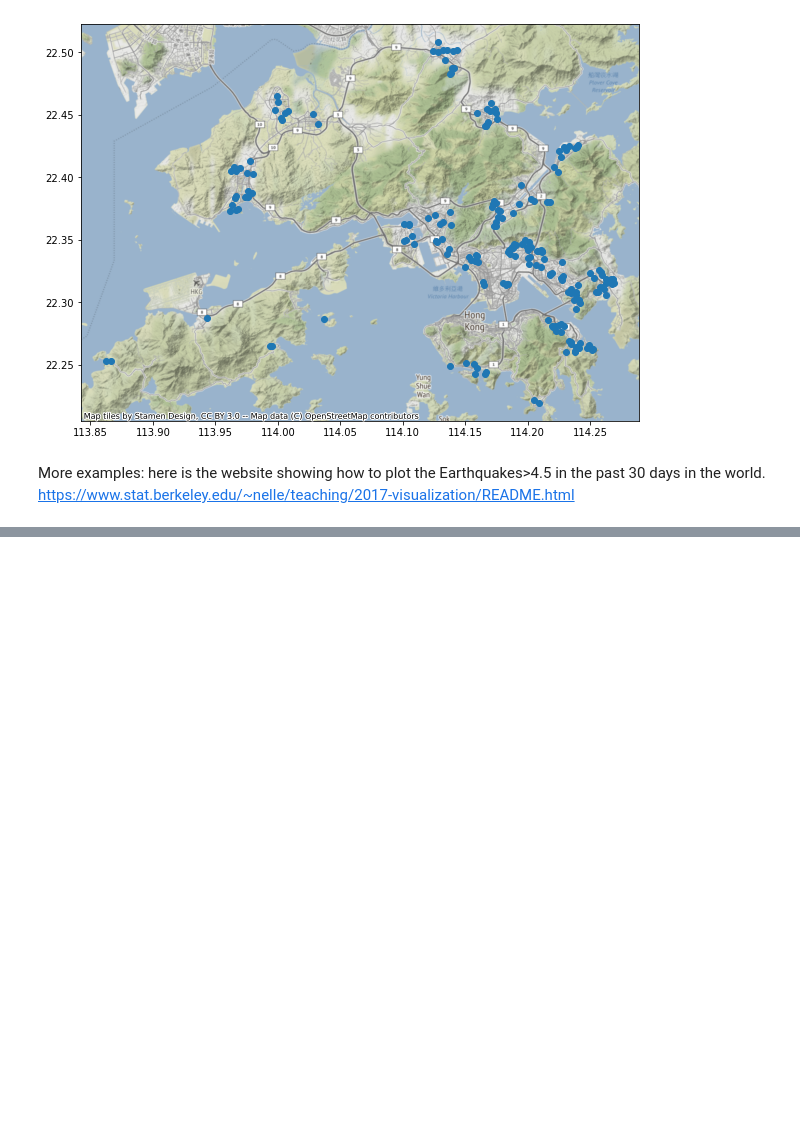
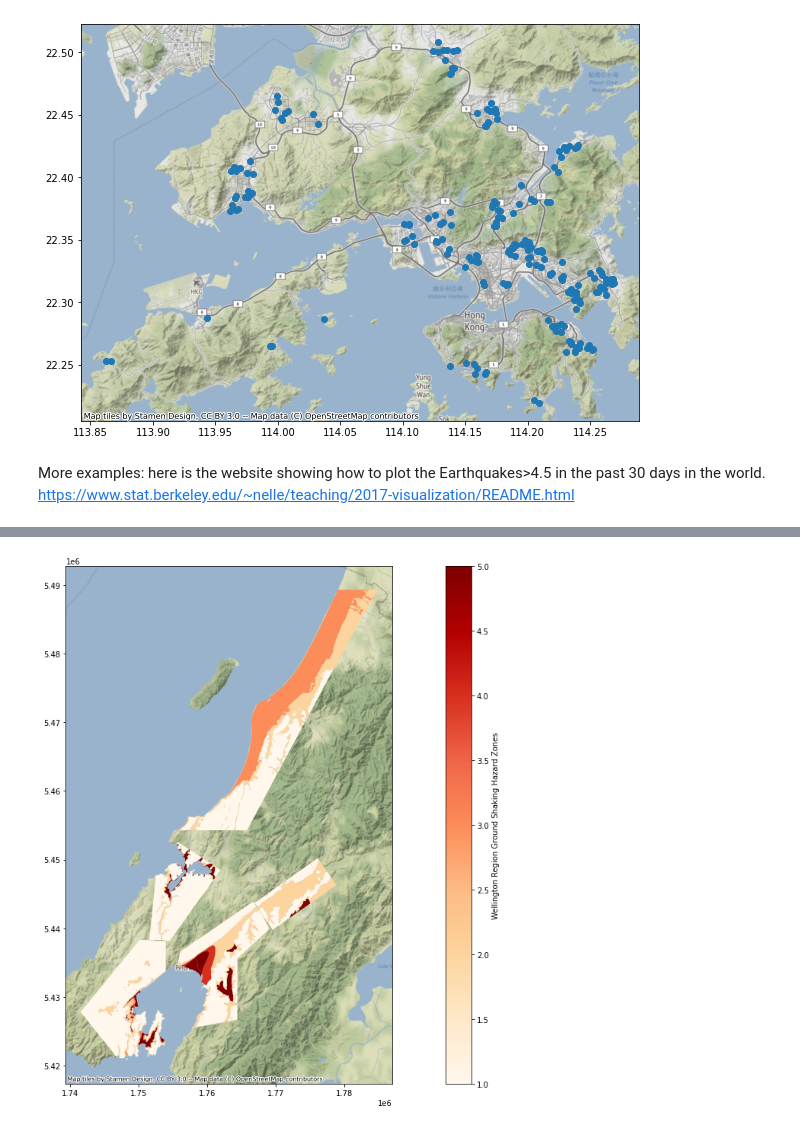
Before and after one commit to Chung-collab/GREAT-LAB, a Jupyter notebook: GIS_data_on_basemap.ipynb, the cells around one changed output, grey strips where cells are left out. Drawn from its saved outputs; the diff is of its cells as text; code cells hidden in the pictures; blank space fills up the shorter version.

```diff
--- a/GIS_data_on_basemap.ipynb
+++ b/GIS_data_on_basemap.ipynb
@@ -73,0 +76,7 @@ https://www.stat.berkeley.edu/~nelle/teaching/2017-visualization/README.html
+# %%
+#get a shape file
+#Wellington Quake Risk Zones shp file from https://data-gwrc.opendata.arcgis.com/datasets/GWRC::wellington-region-ground-shaking-hazard-zones/about
+from google.colab import drive
+drive.mount('/content/drive')
+data = gpd.read_file("drive/MyDrive/Colab Notebooks/Wellington_Region_Ground_Shaking_Hazard_Zones.shp")
+data.head()
@@ -73,0 +91,5 @@ https://www.stat.berkeley.edu/~nelle/teaching/2017-visualization/README.html
+# %%
+ax=data.plot(column="ZONE", figsize=(25,12.5), cmap='OrRd', legend=True, legend_kwds={'label': "Wellington Region Ground Shaking Hazard Zones", 'orientation': "vertical"})
+ctx.add_basemap(ax, crs=data.crs, source=ctx.providers.Stamen.Terrain)
+# %% [output]
+[figure, added]
```
Also changed, not shown: parts of 4 cells of this notebook.
